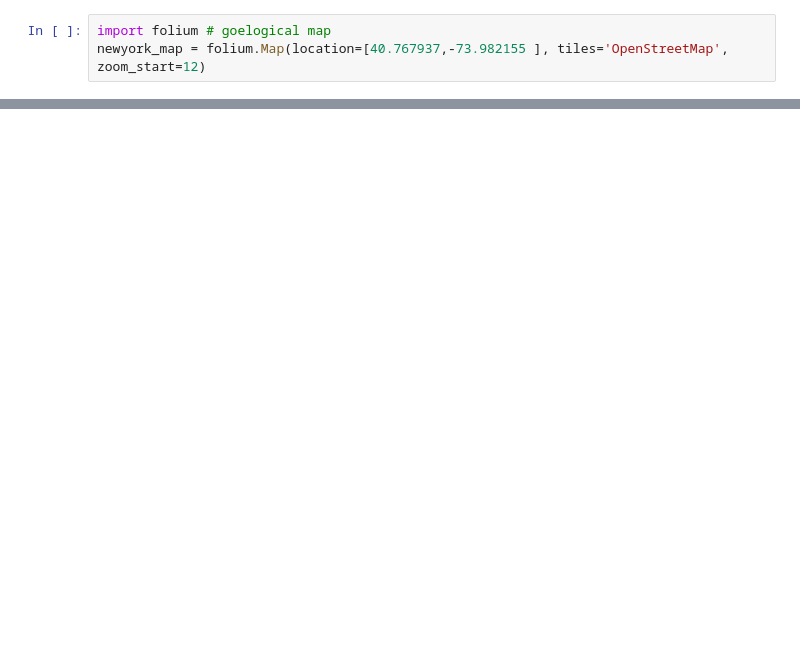
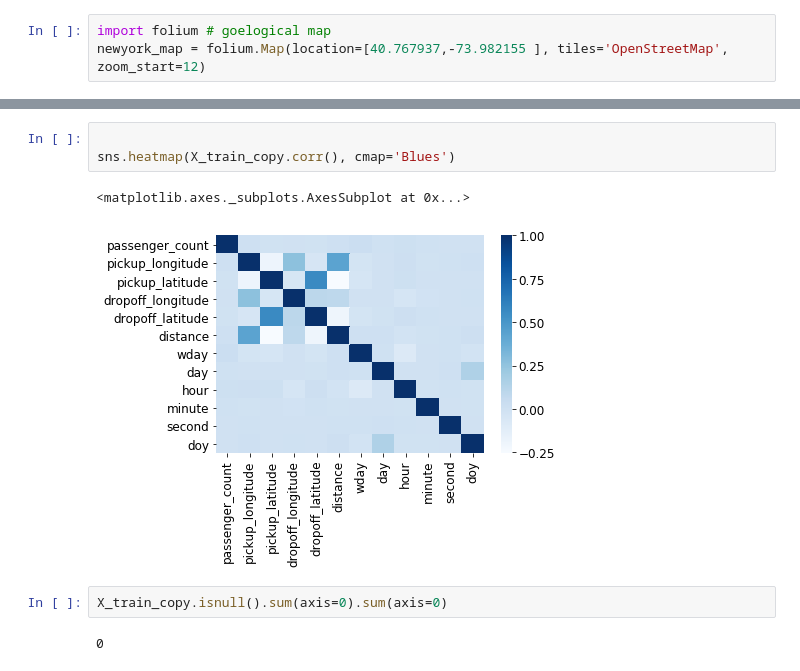
Before and after one commit to 181221/dat158ml-oblig2, a Jupyter notebook: taxi-trip.ipynb, the cells around one changed output, grey strips where cells are left out. Cells and saved outputs as stored; diff of their text form; blank space fills up the shorter version.

```diff
--- a/taxi-trip.ipynb
+++ b/taxi-trip.ipynb
@@ -239,0 +258,10 @@ X_train_copy.head()
+# %%
+
+sns.heatmap(X_train_copy.corr(), cmap='Blues')
+# %% [output]
+<matplotlib.axes._subplots.AxesSubplot at 0x...>
+[figure, added]
+# %%
+X_train_copy.isnull().sum(axis=0).sum(axis=0)
+# %% [output]
+0
```
Also changed, not shown: parts of 19 cells of this notebook, 1 other file.
